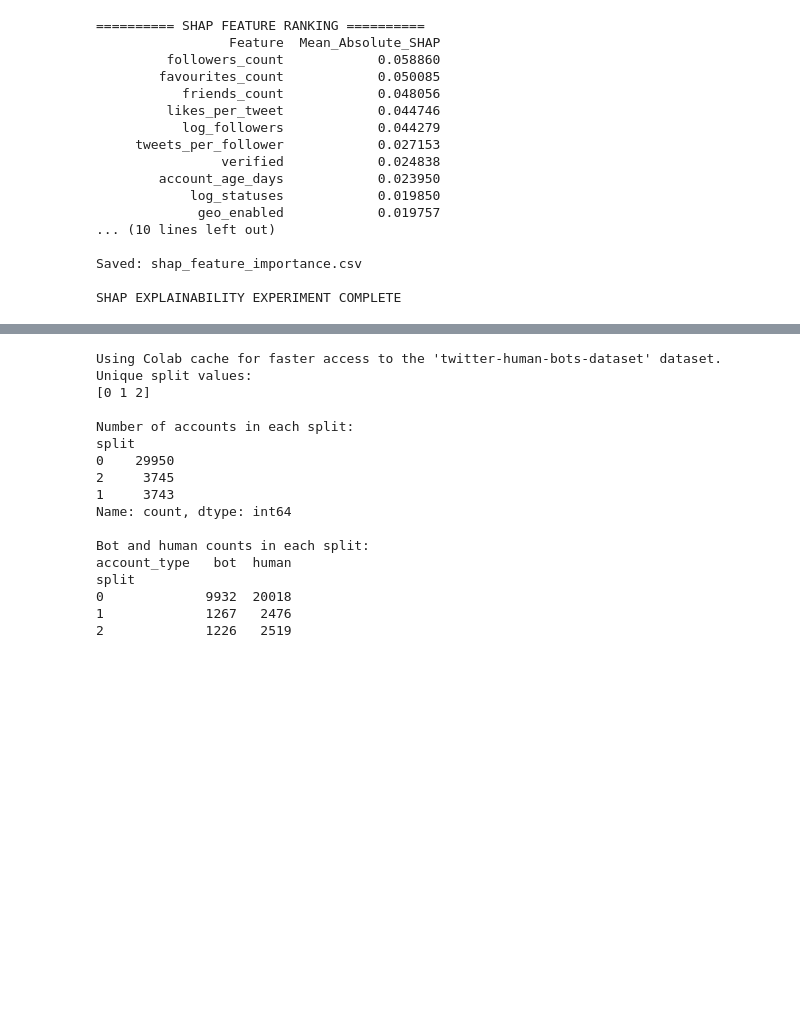
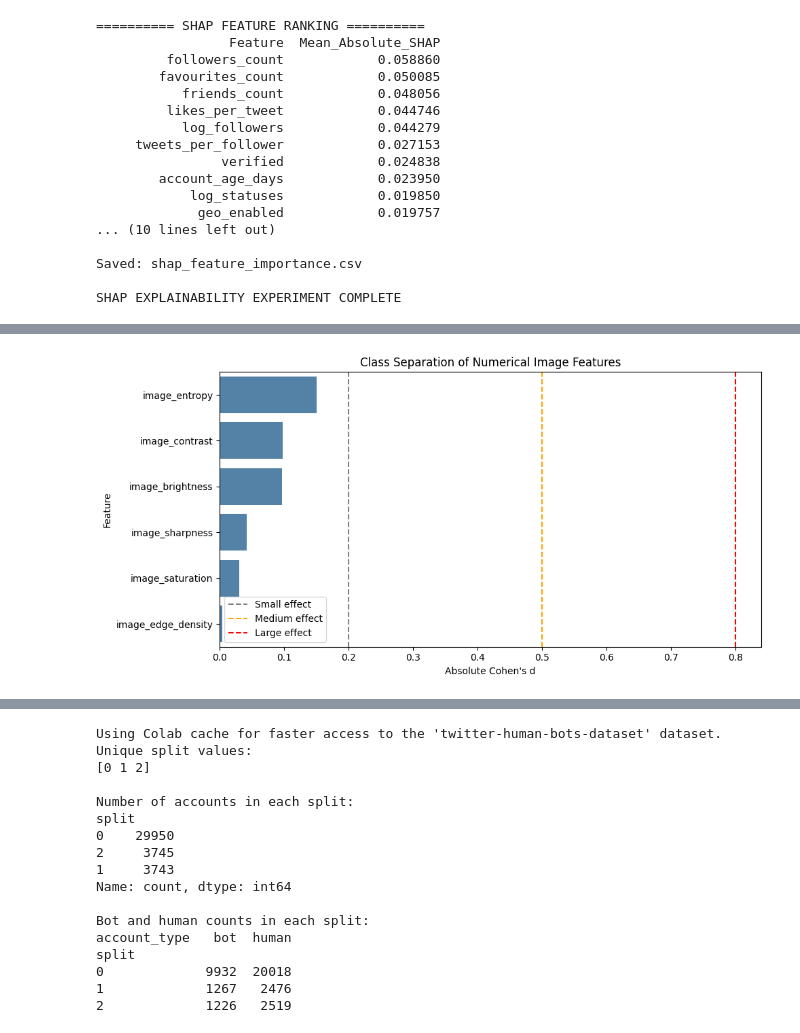
Before and after one commit to IchiroBanskota/Bot-Detection, a Jupyter notebook: Bot_Detection-2.ipynb, the cells around one changed output, grey strips where cells are left out. Saved outputs shown, nothing was run; the diff lists cells and outputs as text; code cells hidden in the pictures; blank space fills up the shorter version.

```diff
--- a/Bot_Detection-2.ipynb
+++ b/Bot_Detection-2.ipynb
@@ -696,0 +1322,80 @@ extra
+# %%
+
+# ============================================================
+# STANDARDIZED EFFECT SIZE FOR IMAGE FEATURES
+# ============================================================
+
+effect_sizes = []
+
+for feature in image_features:
+
+    human = image_analysis_df.loc[
+        image_analysis_df["Account Type"] == "Human",
+        feature
+    ].dropna()
+
+    bot = image_analysis_df.loc[
+        image_analysis_df["Account Type"] == "Bot",
+        feature
+    ].dropna()
+
+    pooled_std = np.sqrt(
+        (
+            (len(human) - 1) * human.var() +
+            (len(bot) - 1) * bot.var()
+        ) /
+        (len(human) + len(bot) - 2)
+    )
+
+    d = (
+        (bot.mean() - human.mean()) / pooled_std
+        if pooled_std > 0 else np.nan
+    )
+
+    effect_sizes.append({
+        "Feature": feature,
+        "Human Mean": human.mean(),
+        "Bot Mean": bot.mean(),
+        "Cohen's d": d,
+        "Absolute Effect Size": abs(d)
+    })
+
+effect_df = pd.DataFrame(effect_sizes)
+
+effect_df = effect_df.sort_values(
+    "Absolute Effect Size",
+    ascending=False
+)
+
+display(effect_df.round(4))
+
+plt.figure(figsize=(10, 5))
+
+sns.barplot(
+    data=effect_df,
+    x="Absolute Effect Size",
+    y="Feature",
+    color="steelblue"
+)
+
+plt.axvline(
+    0.2, linestyle="--",
+    color="gray", label="Small effect"
+)
+
+plt.axvline(
+    0.5, linestyle="--",
+    color="orange", label="Medium effect"
+)
+
+plt.axvline(
+    0.8, linestyle="--",
+    color="red", label="Large effect"
+)
+
+plt.title("Class Separation of Numerical Image Features")
+plt.xlabel("Absolute Cohen's d")
+plt.legend()
+plt.tight_layout()
+plt.show()
+# %% [output]
@@ -696,0 +1409 @@ extra
+[figure, added]
```
Also changed, not shown: parts of 14 cells of this notebook.
